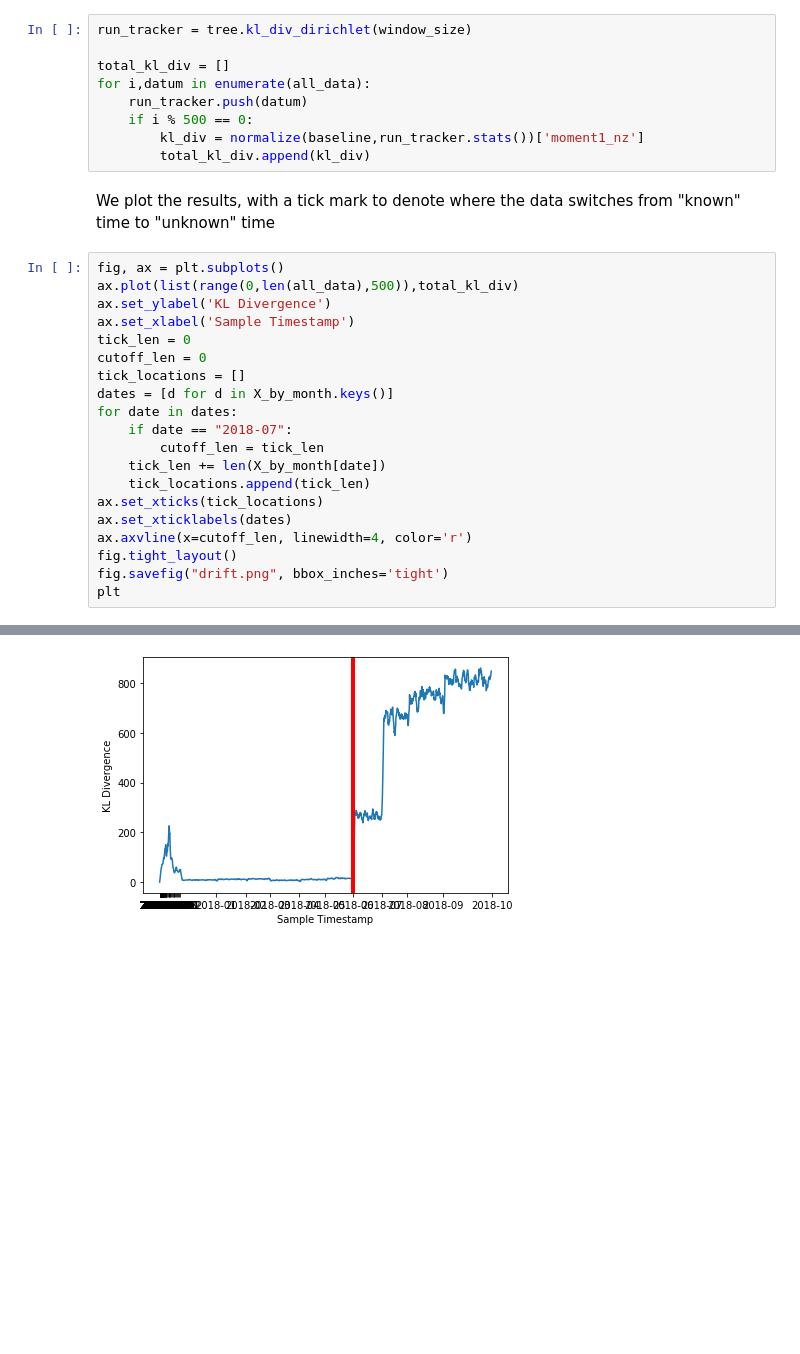
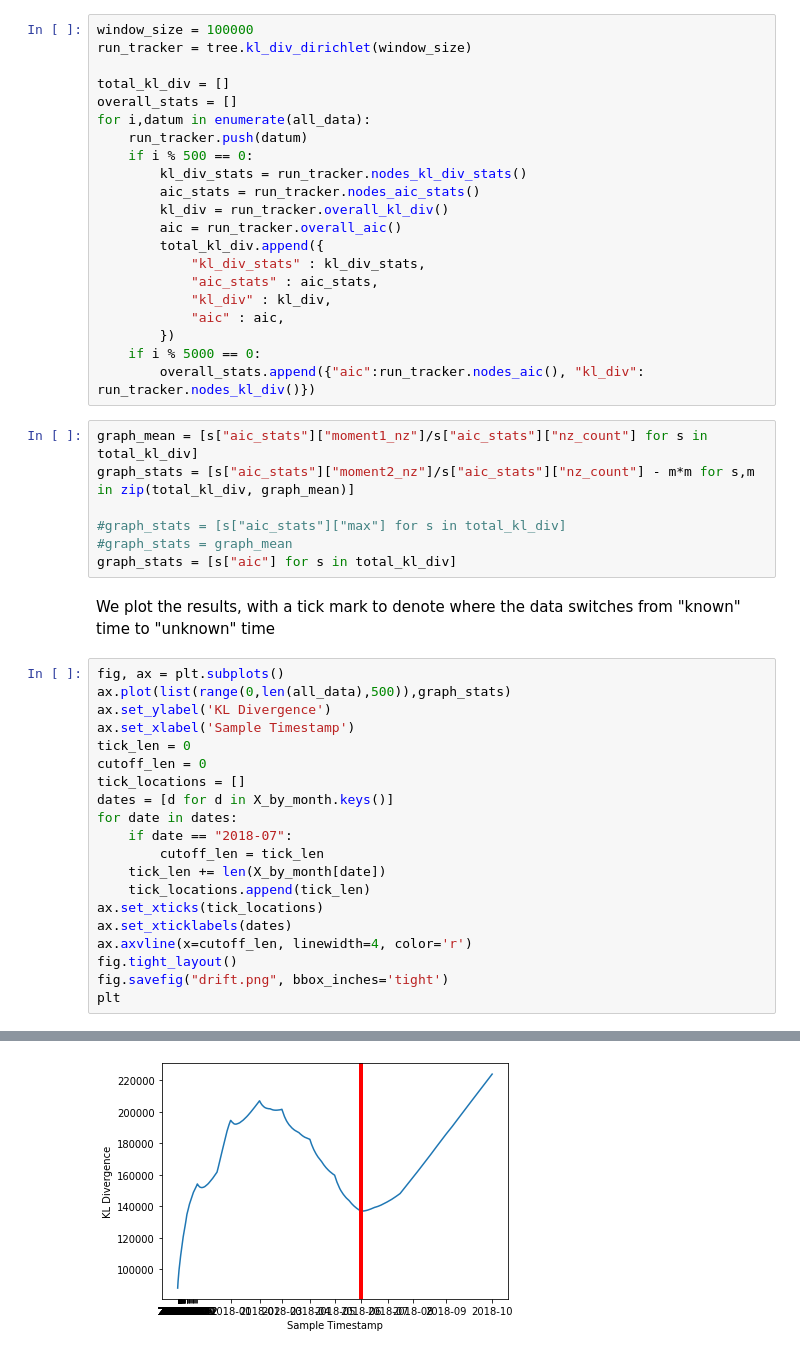
Before and after one commit to elastic/goko, a Jupyter notebook: examples/ember_chronological_drift.ipynb, the cells around one changed output, grey strips where cells are left out. Saved outputs shown, nothing was run; the diff lists cells and outputs as text; blank space fills up the shorter version.

```diff
--- a/examples/ember_chronological_drift.ipynb
+++ b/examples/ember_chronological_drift.ipynb
@@ -88,19 +54,38 @@ Internally, it is an evidence hashmap containing categorical distributions, and
 The sample's path is computed, we then push it onto the queue and update the evidence by incrementing the correct buckets
 in the evidence hashmap. If the queue is full, we pop off the oldest path and decrement the correct paths in the queue.
 # %%
+window_size = 100000
 run_tracker = tree.kl_div_dirichlet(window_size)
 
 total_kl_div = []
+overall_stats = []
 for i,datum in enumerate(all_data):
     run_tracker.push(datum)
     if i % 500 == 0:
-        kl_div = normalize(baseline,run_tracker.stats())['moment1_nz']
-        total_kl_div.append(kl_div)
+        kl_div_stats = run_tracker.nodes_kl_div_stats()
+        aic_stats = run_tracker.nodes_aic_stats()
+        kl_div = run_tracker.overall_kl_div()
+        aic = run_tracker.overall_aic()
+        total_kl_div.append({
+            "kl_div_stats" : kl_div_stats,
+            "aic_stats" : aic_stats,
+            "kl_div" : kl_div,
+            "aic" : aic,
+        })
+    if i % 5000 == 0:
+        overall_stats.append({"aic":run_tracker.nodes_aic(), "kl_div": run_tracker.nodes_kl_div()})
+# %%
+graph_mean = [s["aic_stats"]["moment1_nz"]/s["aic_stats"]["nz_count"] for s in total_kl_div]
+graph_stats = [s["aic_stats"]["moment2_nz"]/s["aic_stats"]["nz_count"] - m*m for s,m in zip(total_kl_div, graph_mean)]
+
+#graph_stats = [s["aic_stats"]["max"] for s in total_kl_div]
+#graph_stats = graph_mean
+graph_stats = [s["aic"] for s in total_kl_div]
 # %% [markdown]
 We plot the results, with a tick mark to denote where the data switches from "known" time to "unknown" time
 # %%
 fig, ax = plt.subplots()
-ax.plot(list(range(0,len(all_data),500)),total_kl_div)
+ax.plot(list(range(0,len(all_data),500)),graph_stats)
 ax.set_ylabel('KL Divergence')
 ax.set_xlabel('Sample Timestamp')
 tick_len = 0
@@ -123 +108 @@ plt
-[figure, old version]
+[figure, new version]
```
Also changed, not shown: parts of 5 cells of this notebook, 28 other files.
